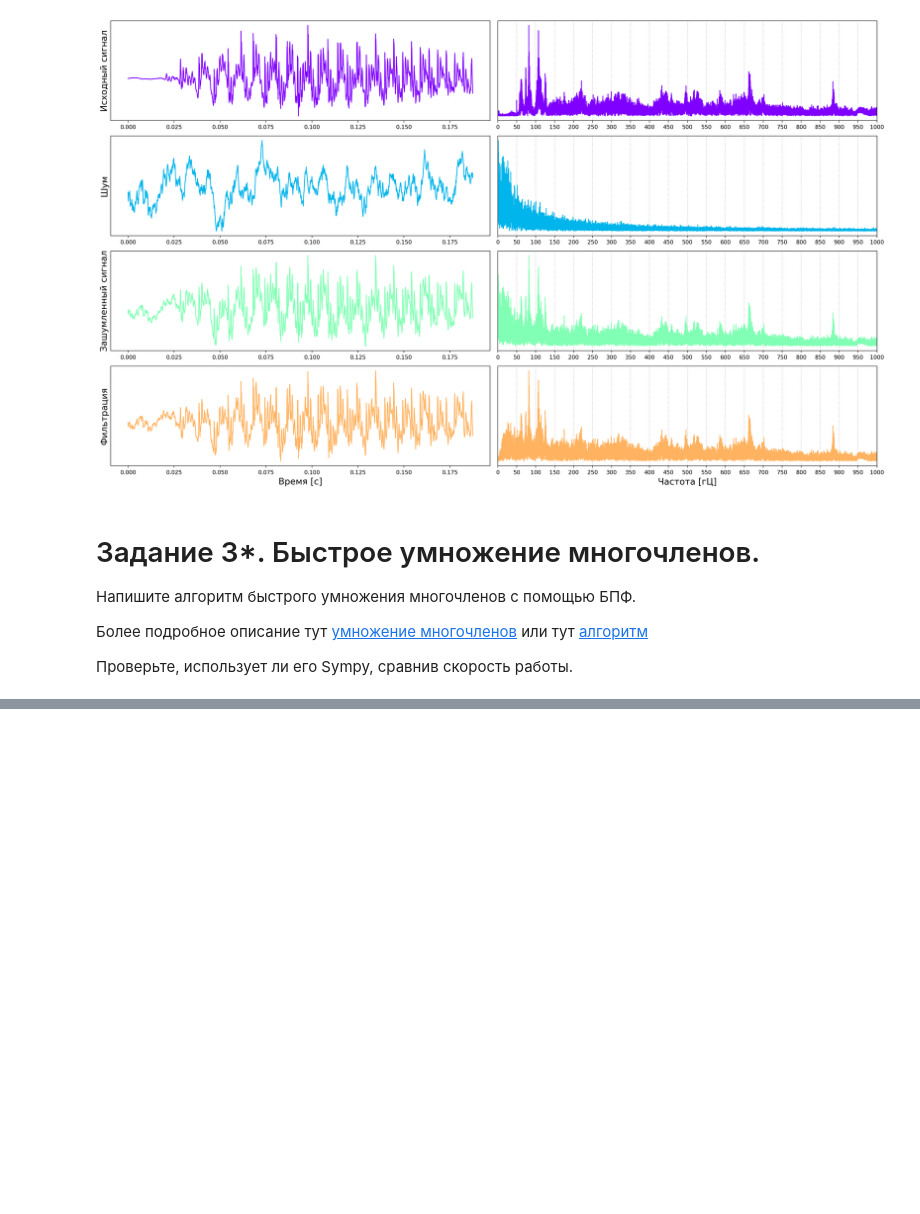
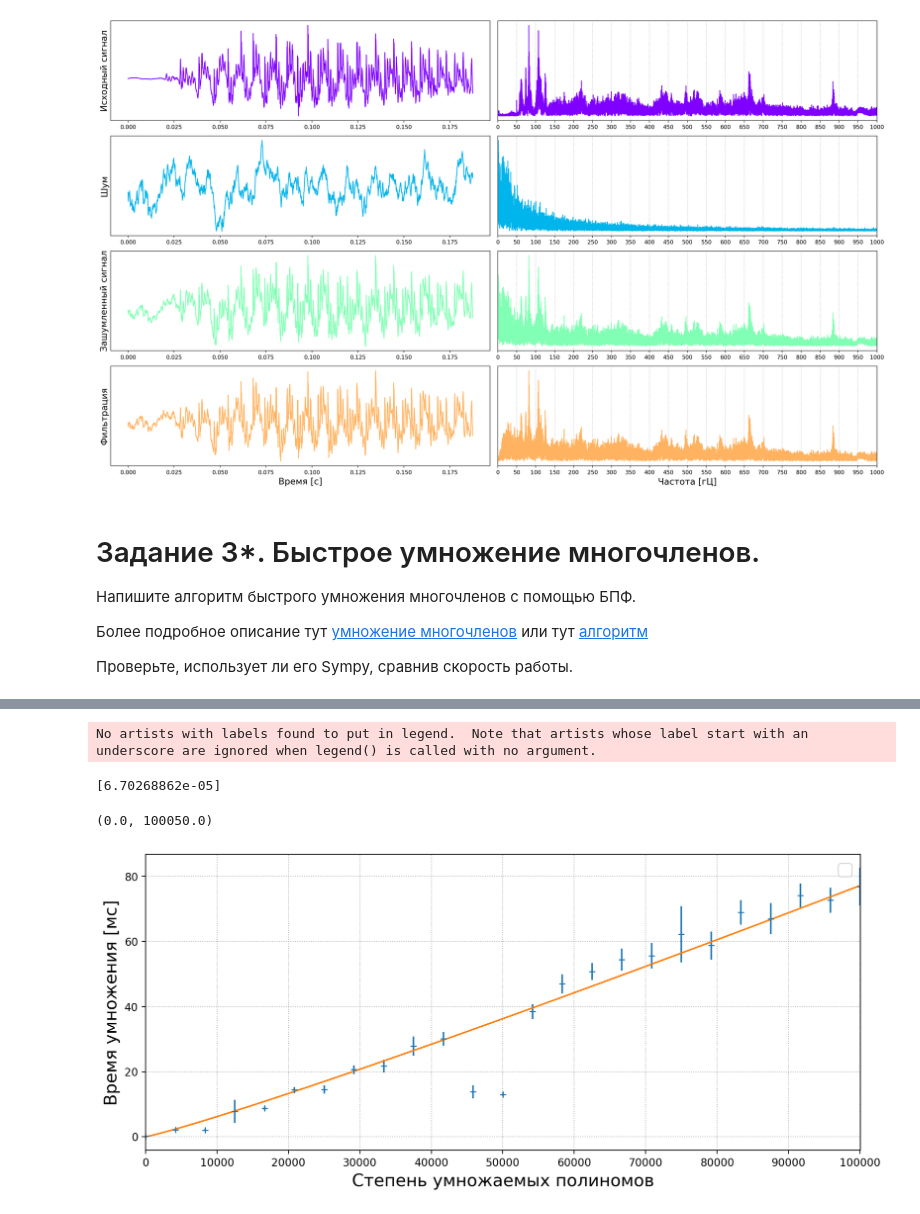
Before and after one commit to ShmakovVladimir/Computational_mathematics_second_sem, a Jupyter notebook: hw5/Семинар_+_Задание_5_Дискретный_Фурье.ipynb, the cells around one changed output, grey strips where cells are left out. Cells and saved outputs as stored; diff of their text form; code cells hidden in the pictures; blank space fills up the shorter version.

```diff
--- a/hw5/Семинар_+_Задание_5_Дискретный_Фурье.ipynb
+++ b/hw5/Семинар_+_Задание_5_Дискретный_Фурье.ipynb
@@ -646,0 +795,41 @@ fig.tight_layout()
+# %%
+def f(N, O):
+    return np.log(N) * N * O
+# %%
+length_values = np.linspace(10, 1e5, 25, dtype = np.int64)
+time_me = []
+
+for l in length_values:
+    n, m = [], []
+    for _ in range(100):
+        a = np.random.randint(low = 1, high = 2000, size = l)
+        b = np.random.randint(low = 1, high = 2000, size = l)
+        start = time.perf_counter_ns()
+        c = poly_mult(a, b)
+        me = time.perf_counter_ns() - start
+        m.append(me)
+    time_me.append(m)
+time_me = np.array(time_me)
+# %%
+plt.figure(figsize = (12, 5), dpi = 200)
+x_line = np.linspace(0, int(1e5), 1000)
+y = np.mean(time_me, axis = 1) / 1e6
+param, _ = optimize.curve_fit(f, length_values, y)
+plt.errorbar(length_values,
+             y,
+             yerr=np.std(time_me, axis = 1) / 1e6,
+             fmt = '+')
+plt.plot(x_line, f(x_line, *param))
+plt.legend(fontsize = 16)
+print(param)
+
+plt.xlabel("Степень умножаемых полиномов", fontsize = 16)
+plt.ylabel("Время умножения [мс]", fontsize = 16)
+plt.grid(ls=':')
+plt.xticks(np.arange(0, int(1e5) * 2, 10000))
+plt.xlim(0, int(1e5) + 50)
+# %% [output]
+No artists with labels found to put in legend.  Note that artists whose label start with an underscore are ignored when legend() is called with no argument.
+[6.70268862e-05]
+(0.0, 100050.0)
+[figure, added]
```
Also changed, not shown: parts of 12 cells of this notebook.
